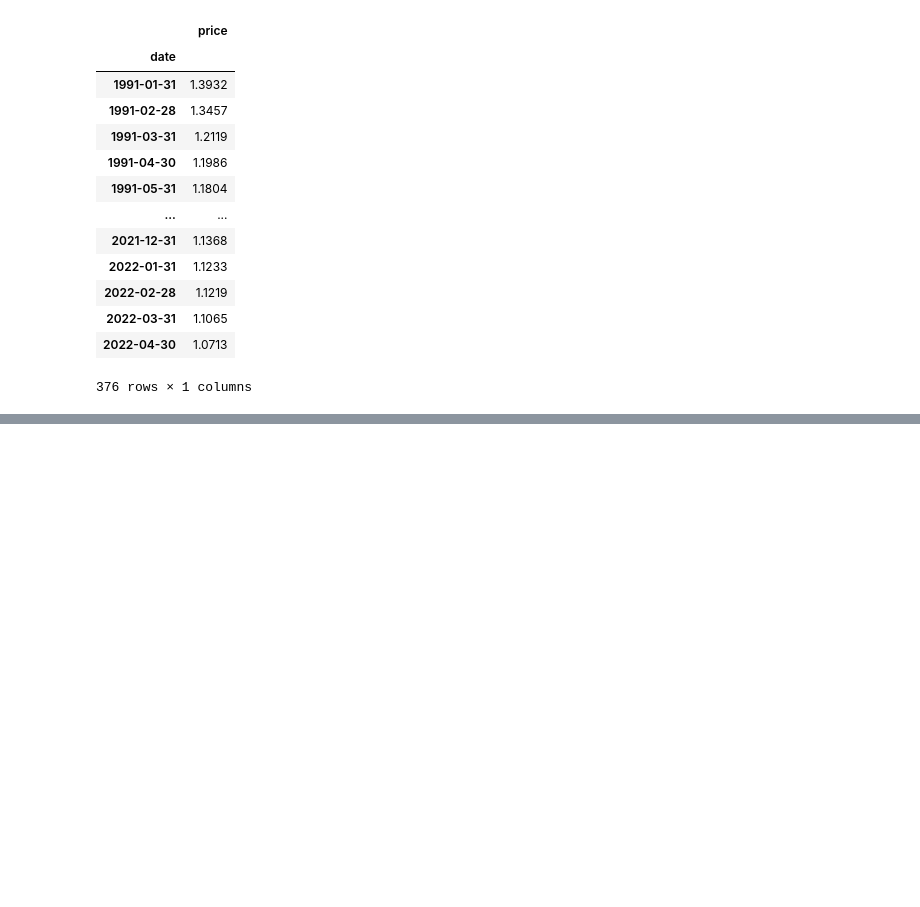
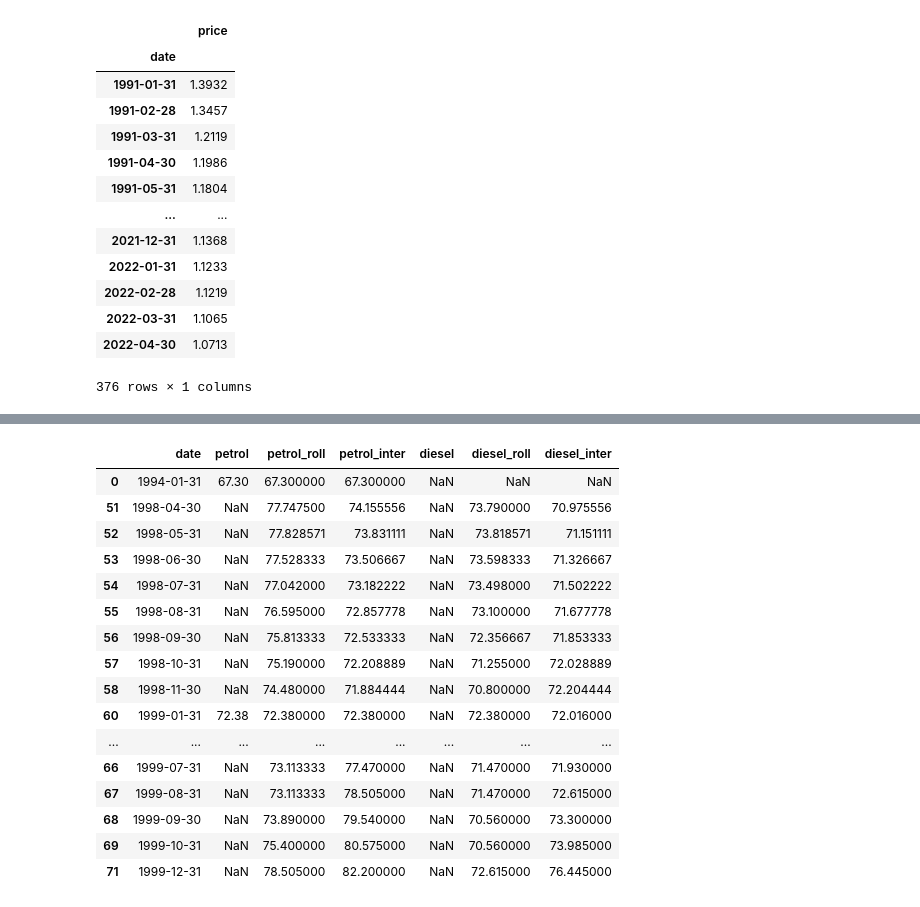
Before and after one commit to trentsteel777/CA2, a Jupyter notebook: DataPrep.ipynb, the cells around one changed output, grey strips where cells are left out. Drawn from its saved outputs; the diff is of its cells as text; code cells hidden in the pictures; blank space fills up the shorter version.

Commit message:
Added fuel price data for needed period 1999-2022

```diff
--- a/DataPrep.ipynb
+++ b/DataPrep.ipynb
@@ -1724,0 +1817,29 @@ df_temp
+# %%
+df_tmp_fuel = df_tmp_fuel.assign(diesel_roll=df_tmp_fuel.diesel.fillna(df_tmp_fuel.diesel.rolling(9,min_periods=1,center=False).mean()))
+# %%
+# https://stackoverflow.com/questions/49308530/missing-values-in-time-series-in-python
+df_tmp_fuel['petrol_inter'] = df_tmp_fuel['petrol'].interpolate(method='linear')
+# %%
+df_tmp_fuel['diesel_inter'] = df_tmp_fuel['diesel'].interpolate(method='linear')
+# %%
+col_reorder = ["date","petrol","petrol_roll","petrol_inter","diesel","diesel_roll", "diesel_inter"]
+# %%
+df_tmp_fuel[df_tmp_fuel.isna().any(axis=1)][col_reorder]
+# %% [output]
+|  | date | petrol | petrol_roll | petrol_inter | diesel | diesel_roll | diesel_inter |
+| 0 | 1994-01-31 | 67.30 | 67.300000 | 67.300000 | NaN | NaN | NaN |
+| 51 | 1998-04-30 | NaN | 77.747500 | 74.155556 | NaN | 73.790000 | 70.975556 |
+| 52 | 1998-05-31 | NaN | 77.828571 | 73.831111 | NaN | 73.818571 | 71.151111 |
+| 53 | 1998-06-30 | NaN | 77.528333 | 73.506667 | NaN | 73.598333 | 71.326667 |
+| 54 | 1998-07-31 | NaN | 77.042000 | 73.182222 | NaN | 73.498000 | 71.502222 |
+| 55 | 1998-08-31 | NaN | 76.595000 | 72.857778 | NaN | 73.100000 | 71.677778 |
+| 56 | 1998-09-30 | NaN | 75.813333 | 72.533333 | NaN | 72.356667 | 71.853333 |
+| 57 | 1998-10-31 | NaN | 75.190000 | 72.208889 | NaN | 71.255000 | 72.028889 |
+| 58 | 1998-11-30 | NaN | 74.480000 | 71.884444 | NaN | 70.800000 | 72.204444 |
+| 60 | 1999-01-31 | 72.38 | 72.380000 | 72.380000 | NaN | 72.380000 | 72.016000 |
+| ... | ... | ... | ... | ... | ... | ... | ... |
+| 66 | 1999-07-31 | NaN | 73.113333 | 77.470000 | NaN | 71.470000 | 71.930000 |
+| 67 | 1999-08-31 | NaN | 73.113333 | 78.505000 | NaN | 71.470000 | 72.615000 |
+| 68 | 1999-09-30 | NaN | 73.890000 | 79.540000 | NaN | 70.560000 | 73.300000 |
+| 69 | 1999-10-31 | NaN | 75.400000 | 80.575000 | NaN | 70.560000 | 73.985000 |
+| 71 | 1999-12-31 | NaN | 78.505000 | 82.200000 | NaN | 72.615000 | 76.445000 |
```
Also changed, not shown: parts of 130 cells of this notebook, 8 other files.
